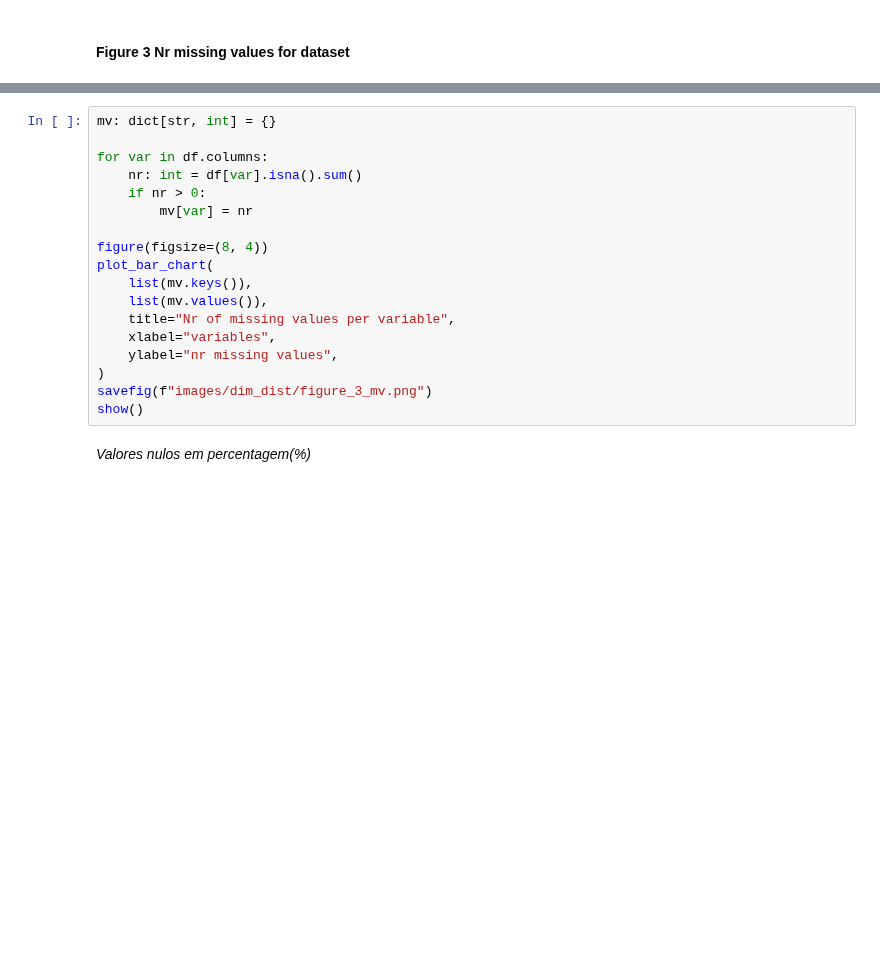
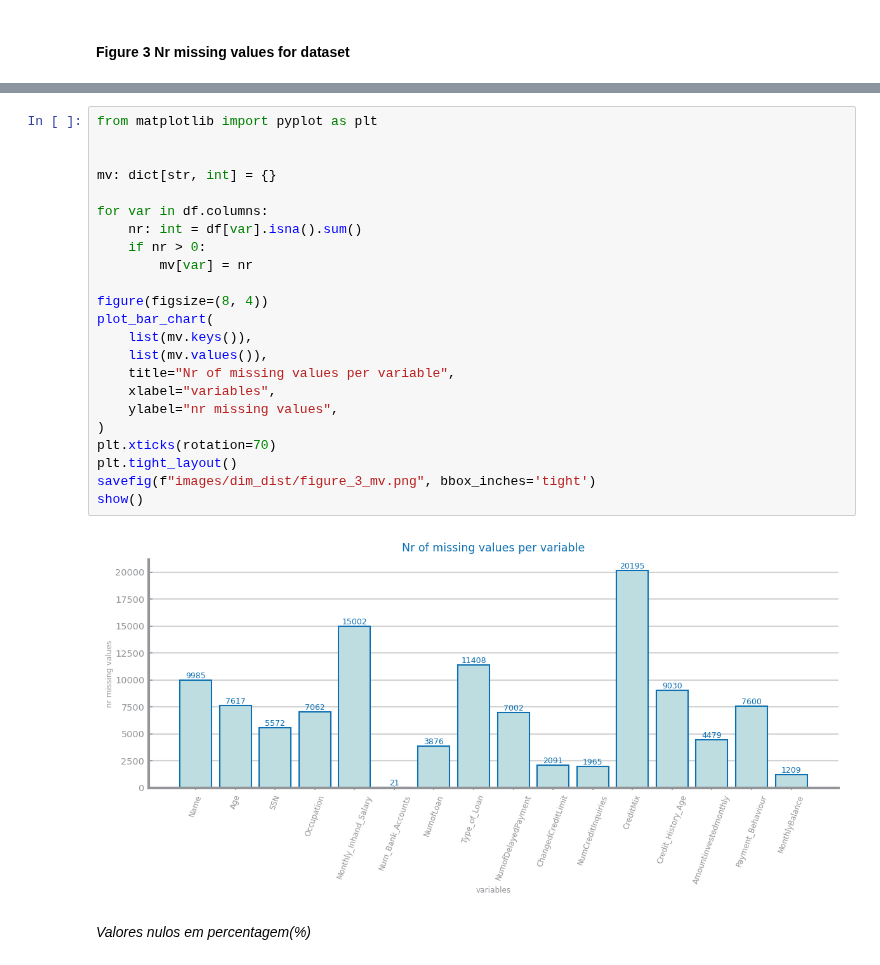
Before and after one commit to franciscoAbreuTecnico/Data-Science-IST, a Jupyter notebook: dataset_services/francisco.ipynb, the cells around one changed output, grey strips where cells are left out. Cells and saved outputs as stored; diff of their text form; blank space fills up the shorter version.

```diff
--- a/dataset_services/francisco.ipynb
+++ b/dataset_services/francisco.ipynb
@@ -126,21 +166,28 @@ for var in df.columns:
 # %%
+from matplotlib import pyplot as plt
+
+
 mv: dict[str, int] = {}
 
 for var in df.columns:
     nr: int = df[var].isna().sum()
     if nr > 0:
         mv[var] = nr
 
 figure(figsize=(8, 4))
 plot_bar_chart(
     list(mv.keys()),
     list(mv.values()),
     title="Nr of missing values per variable",
     xlabel="variables",
     ylabel="nr missing values",
 )
-savefig(f"images/dim_dist/figure_3_mv.png")
+plt.xticks(rotation=70)
+plt.tight_layout()
+savefig(f"images/dim_dist/figure_3_mv.png", bbox_inches='tight')
 show()
+# %% [output]
+[figure, added]
 # %% [markdown]
 *Valores nulos em percentagem(%)*
 # %%
```
Also changed, not shown: parts of 11 cells of this notebook, 7 other files.
